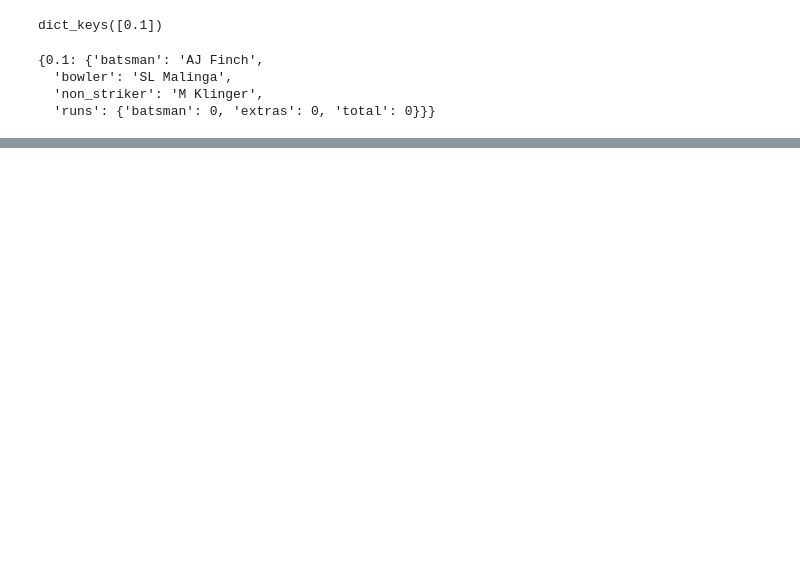
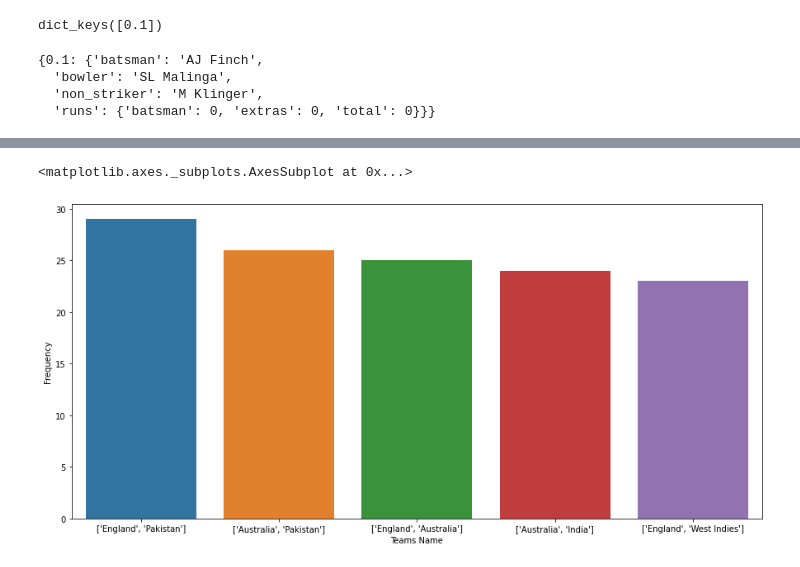
Before and after one commit to prateekk21/icc-data-analysis, a Jupyter notebook: Prateek_Arora_M1W4_Self_Project.ipynb, the cells around one changed output, grey strips where cells are left out. Saved outputs shown, nothing was run; the diff lists cells and outputs as text; code cells hidden in the pictures; blank space fills up the shorter version.

```diff
--- a/Prateek_Arora_M1W4_Self_Project.ipynb
+++ b/Prateek_Arora_M1W4_Self_Project.ipynb
@@ -285,0 +214,2 @@ get_innings_score(first_innings_deliveries)
+# %%
+team_df = pd.DataFrame.from_dict(d_1, orient='index').reset_index()
@@ -285,0 +225,4 @@ get_innings_score(first_innings_deliveries)
+# %%
+team_df.rename(columns = {'index': 'Teams Name', 0:'Frequency'}, inplace=True)
+# %%
+t_df = team_df.sort_values(by='Frequency', ascending = False).reset_index()
@@ -285,0 +247,2 @@ get_innings_score(first_innings_deliveries)
+# %%
+t_df_1 = t_df.head()
@@ -285,0 +258,7 @@ get_innings_score(first_innings_deliveries)
+# %%
+fig_dims = (15, 7)
+fig, ax = plt.subplots(figsize=fig_dims)
+sns.barplot(data=t_df_1, x='Teams Name', y='Frequency', ax=ax)
+# %% [output]
+<matplotlib.axes._subplots.AxesSubplot at 0x...>
+[figure, added]
```
Also changed, not shown: parts of 79 cells of this notebook.
